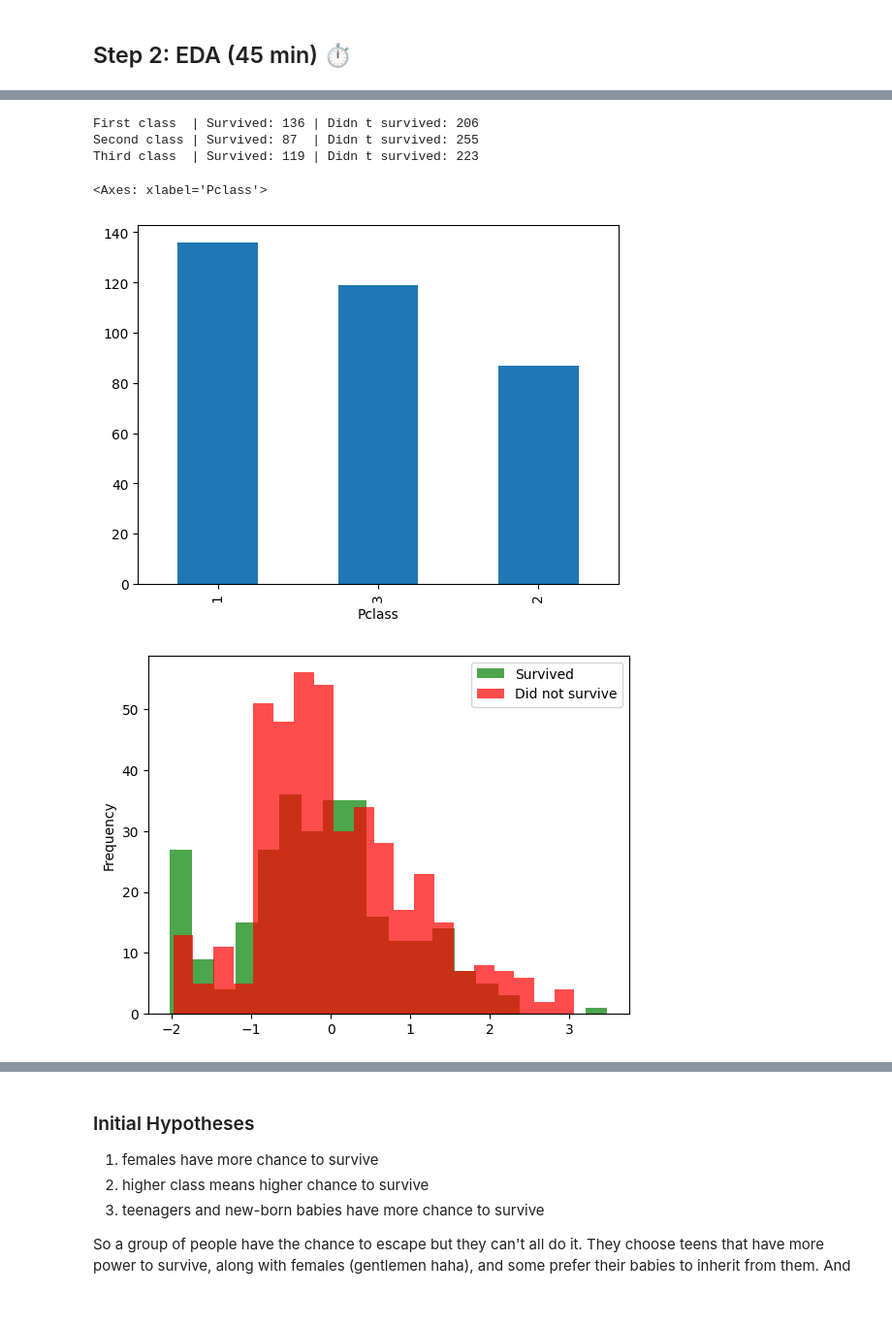
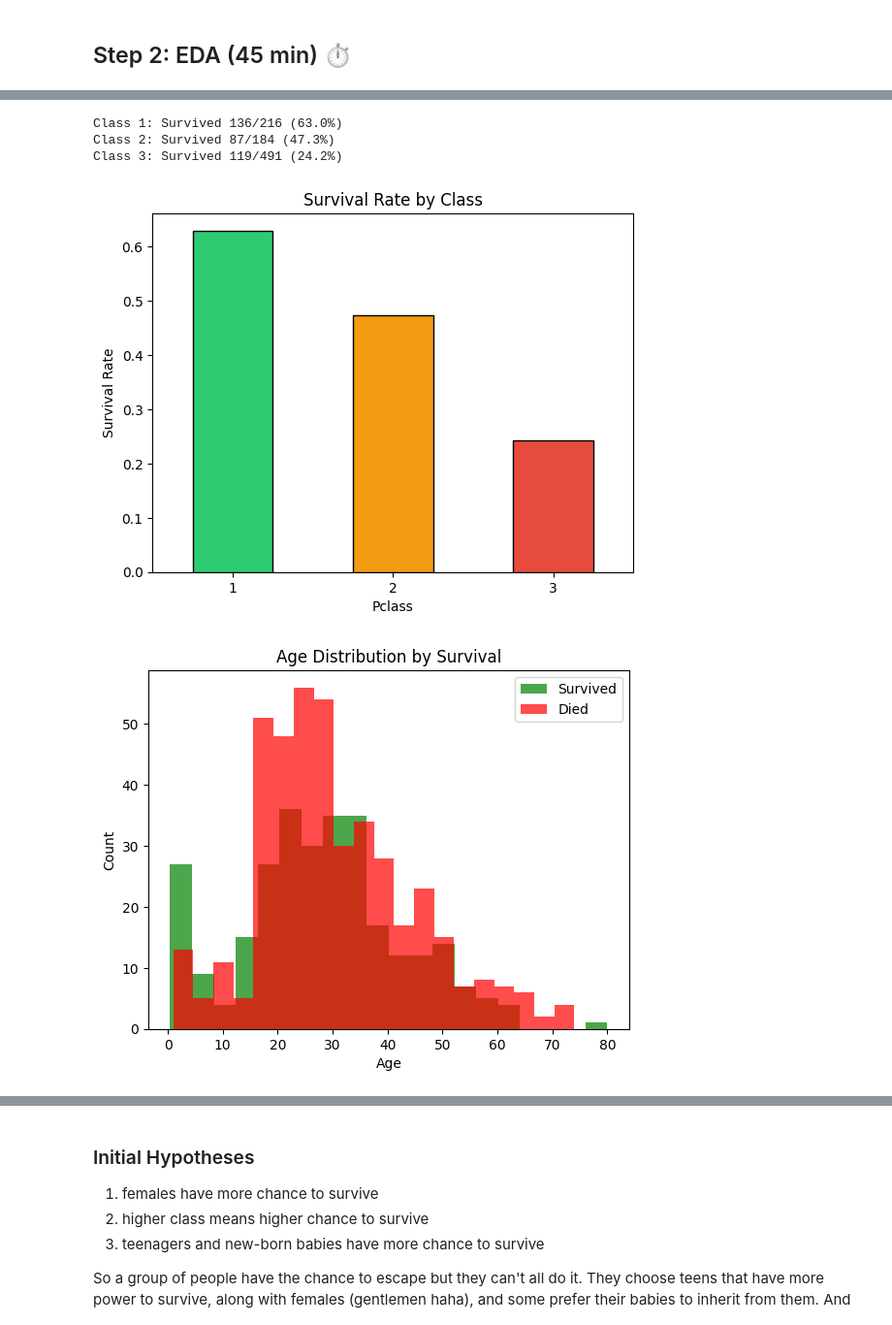
Before and after one commit to zakariabouy/Practice-Makes-Perfect, a Jupyter notebook: 30_Datasets_Challenge/01_Titanic/titanic_from_scratch.ipynb, the cells around one changed output, grey strips where cells are left out. Shown at 97% size. Cells and saved outputs as stored; diff of their text form; code cells hidden in the pictures.

```diff
--- a/30_Datasets_Challenge/01_Titanic/titanic_from_scratch.ipynb
+++ b/30_Datasets_Challenge/01_Titanic/titanic_from_scratch.ipynb
@@ -16,3 +18,8 @@ import matplotlib.pyplot as plt
 # %%
+# Load and shuffle data (shuffling prevents bias if data is sorted by class/name)
 df = pd.read_csv("data/train.csv")
-df=df.set_index('PassengerId')
+df = df.set_index('PassengerId')
+df = df.sample(frac=1, random_state=42)
+
+print(f"Shape: {df.shape}")
+df.head()
@@ -107,28 +112,29 @@ chance of female survival: 0.742
 # %%
-# checking if the "class" has an effect on survival chances !
+# Survival rate by class
+for pclass in [1, 2, 3]:
+    total = df[df['Pclass'] == pclass].shape[0]
+    survived = df[(df['Survived'] == 1) & (df['Pclass'] == pclass)].shape[0]
+    print(f"Class {pclass}: Survived {survived}/{total} ({survived/total:.1%})")
 
-first_class_survived = df[(df['Survived']==1)&(df['Pclass']==1)].shape[0]
-second_class_survived = df[(df['Survived']==1)&(df['Pclass']==2)].shape[0]
-third_class_survived = df[(df['Survived']==1)&(df['Pclass']==3)].shape[0]
-print(f"First class  | Survived: {first_class_survived} | Didn t survived: {342-first_class_survived}")
-print(f"Second class | Survived: {second_class_survived}  | Didn t survived: {342-second_class_survived}")
-print(f"Third class  | Survived: {third_class_survived} | Didn t survived: {342-third_class_survived}")
-
-survived_class = df[df['Survived']==1]['Pclass'].value_counts()
-survived_class.plot(kind='bar')
+df.groupby('Pclass')['Survived'].mean().plot(kind='bar', color=['#2ecc71', '#f39c12', '#e74c3c'], edgecolor='black')
+plt.title('Survival Rate by Class')
+plt.ylabel('Survival Rate')
+plt.xticks(rotation=0)
+plt.show()
 # %% [output]
-First class  | Survived: 136 | Didn t survived: 206
-Second class | Survived: 87  | Didn t survived: 255
-Third class  | Survived: 119 | Didn t survived: 223
+Class 1: Survived 136/216 (63.0%)
+Class 2: Survived 87/184 (47.3%)
+Class 3: Survived 119/491 (24.2%)
-<Axes: xlabel='Pclass'>
-[figure, old version]
+[figure, new version]
 # %%
-# checking if the age has an effect on survival chances !
-
-df[df['Survived']==1]['Age'].plot(kind='hist', bins=20, alpha=0.7, label='Survived', color='green')
-df[df['Survived']==0]['Age'].plot(kind='hist', bins=20, alpha=0.7, label='Did not survive', color='red')
+# Age distribution: survived vs died
+df[df['Survived'] == 1]['Age'].plot(kind='hist', bins=20, alpha=0.7, label='Survived', color='green')
+df[df['Survived'] == 0]['Age'].plot(kind='hist', bins=20, alpha=0.7, label='Died', color='red')
+plt.title('Age Distribution by Survival')
+plt.xlabel('Age')
+plt.ylabel('Count')
 plt.legend()
 plt.show()
 # %% [output]
-[figure, old version]
+[figure, new version]
 # %%
```
Also changed, not shown: parts of 30 cells of this notebook, 11 other files.
